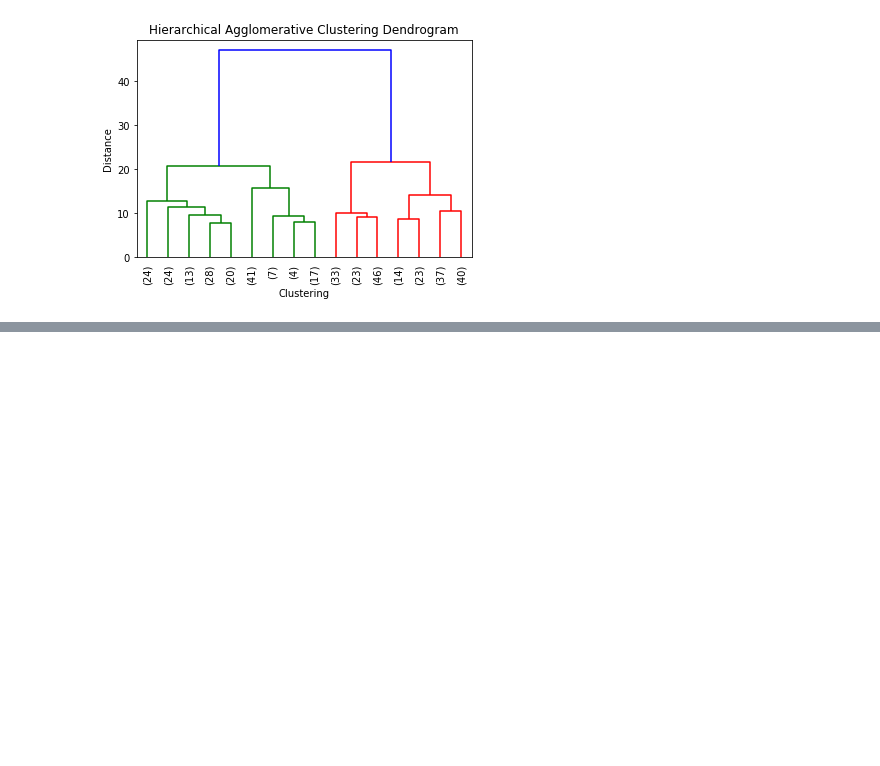
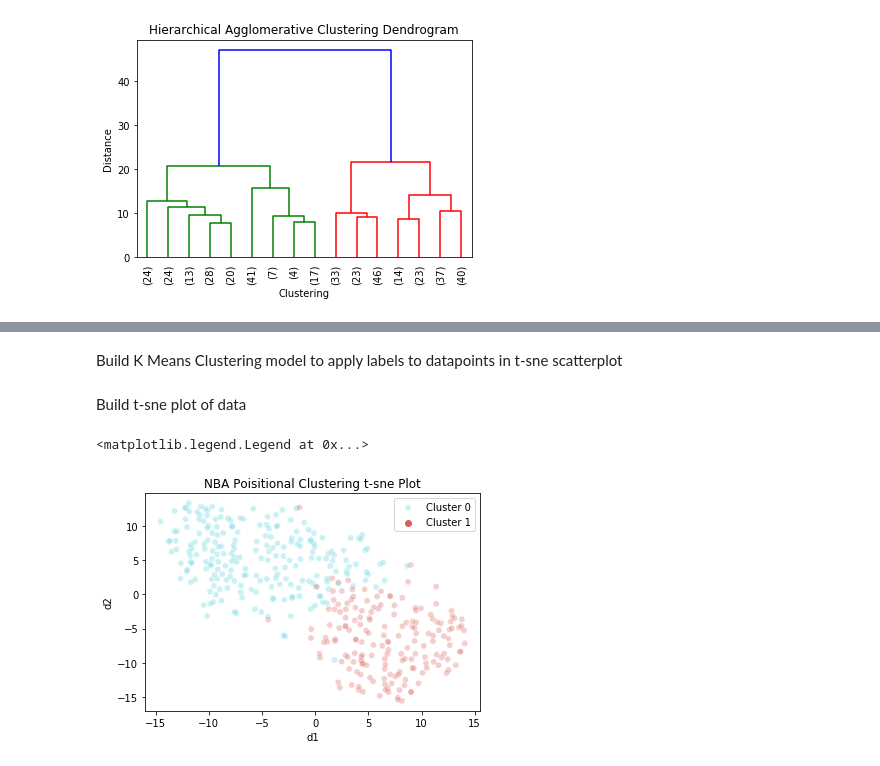
Before and after one commit to blantj/nba_position_clustering, a Jupyter notebook: Modeling.ipynb, the cells around one changed output, grey strips where cells are left out. Cells and saved outputs as stored; diff of their text form; code cells hidden in the pictures; blank space fills up the shorter version.

Commit message:
Add t-sne scatterplot to model

```diff
--- a/Modeling.ipynb
+++ b/Modeling.ipynb
@@ -202,0 +206,3 @@ Text(0, 0.5, 'Distance')
+# %%
+tsne = TSNE(n_components=2, verbose=1, perplexity=40, n_iter=500)
+tsne_output = tsne.fit_transform(x)
@@ -202,0 +219,3 @@ Text(0, 0.5, 'Distance')
+# %%
+tsne_df = pd.DataFrame(tsne_output, columns = ['d1', 'd2'])
+tsne_df.head()
@@ -202,0 +229,21 @@ Text(0, 0.5, 'Distance')
+# %% [markdown]
+Build K Means Clustering model to apply labels to datapoints in t-sne scatterplot
+# %%
+kmeans = KMeans(n_clusters = 2)
+kmeans.fit(x)
+hue_labels = kmeans.labels_
+# %% [markdown]
+Build t-sne plot of data
+# %%
+tsne_plot = sns.scatterplot(
+    x="d1", y="d2",
+    hue=hue_labels,
+    palette=sns.color_palette("hls", 2),
+    data=tsne_df,
+    legend="full",
+    alpha=0.3)
+tsne_plot.set_title('NBA Poisitional Clustering t-sne Plot')
+tsne_plot.legend(['Cluster 0', 'Cluster 1'])
+# %% [output]
+<matplotlib.legend.Legend at 0x...>
+[figure, added]
```
Also changed, not shown: parts of 6 cells of this notebook.
